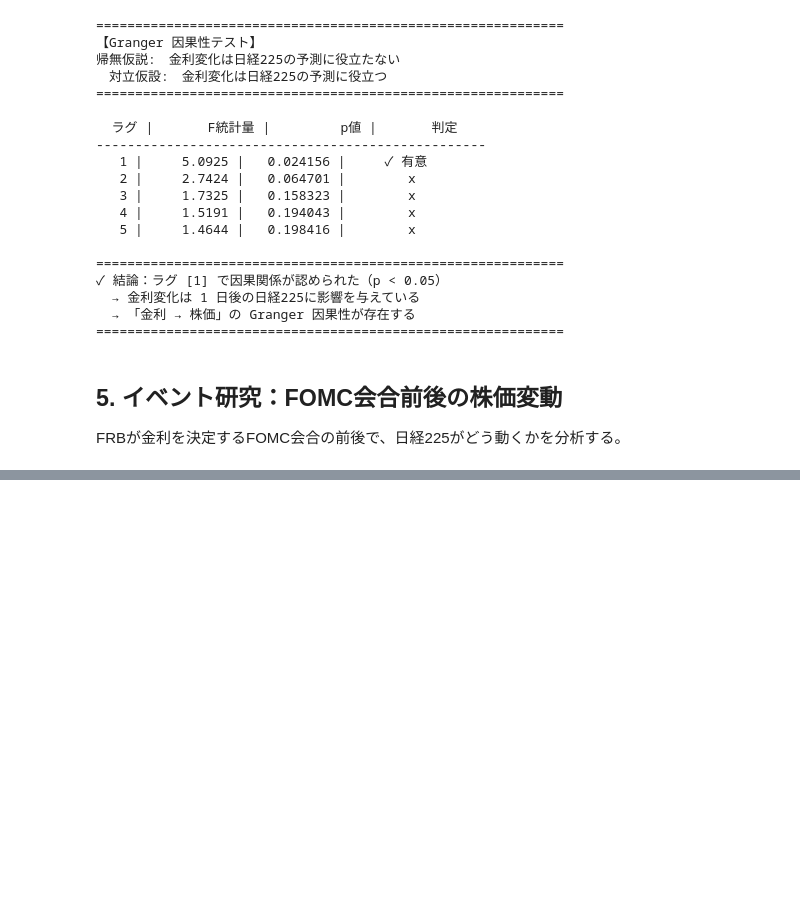
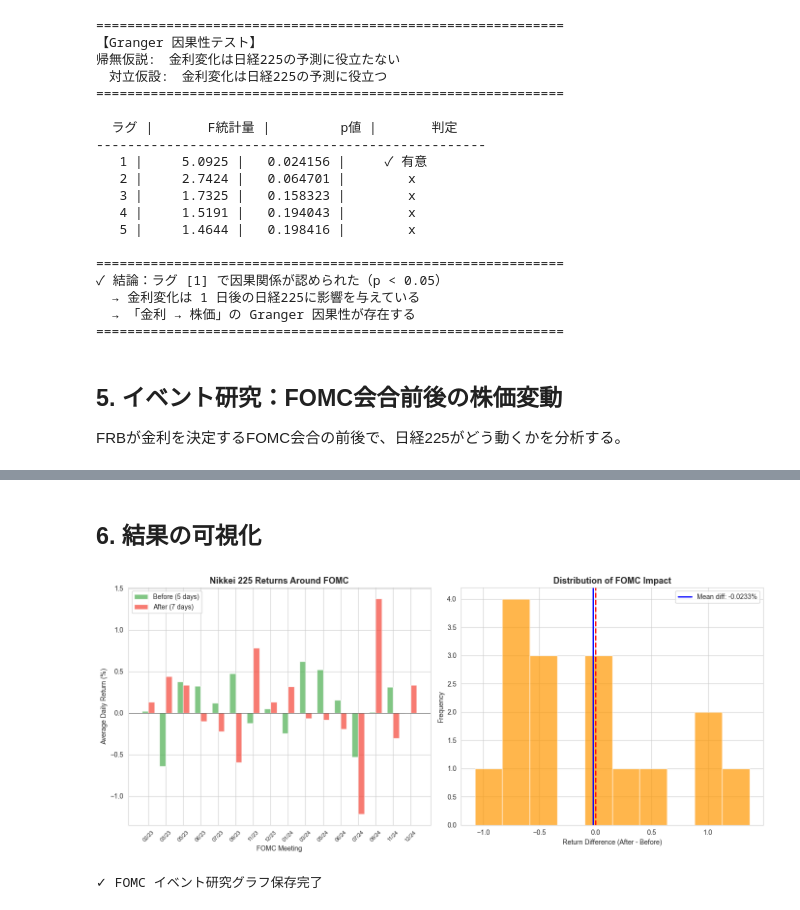
Before and after one commit to dendencode/nikkei225-analysis, a Jupyter notebook: notebooks/3_causal_inference.ipynb, the cells around one changed output, grey strips where cells are left out. Cells and saved outputs as stored; diff of their text form; code cells hidden in the pictures; blank space fills up the shorter version.

```diff
--- a/notebooks/3_causal_inference.ipynb
+++ b/notebooks/3_causal_inference.ipynb
@@ -272,7 +272,7 @@ for date_str in fomc_dates:
         after_return = df_clean['nikkei_return'].iloc[idx:idx +window_after].mean()
 
         event_results.append({
-            'fomc_date': date_str;
+            'fomc_date': date_str,
             'before_avg_return': before_return,
             'after_avg_return': after_return,
             'difference': after_return -before_return
@@ -302,0 +314,39 @@ else:
+# %% [markdown]
+## 6. 結果の可視化
+# %%
+#FOMC前後のリターン比較グラフ
+fig, axes = plt.subplots(1,2, figsize=(14, 6))
+
+#左:FOMC前後の平均リターン比較
+x = range(len(event_df))
+width = 0.35
+axes[0].bar([i - width/2 for i in x], event_df['before_avg_return'], width,
+            label=f'Before ({window_before} days)', color='#4CAF50', alpha=0.7)
+axes[0].bar([i + width/2 for i in x], event_df['after_avg_return'], width,
+            label=f'After ({window_after} days)', color='#F44336', alpha=0.7)
+axes[0].axhline(y=0, color='black', linestyle='-', linewidth=0.5)
+axes[0].set_xlabel('FOMC Meeting')
+axes[0].set_ylabel('Average Daily Return (%)')
+axes[0].set_title('Nikkei 225 Returns Around FOMC', fontsize=13, fontweight='bold')
+axes[0].legend()
+axes[0].set_xticks(x)
+axes[0].set_xticklabels([d[5:7] + '/' + d[2:4] for d in event_df['fomc_date']], rotation=45, fontsize=8)
+
+# 右：前後の差の分布
+axes[1].hist(event_df['difference'], bins=10, color='#FF9800', alpha=0.7, edgecolor='white')
+axes[1].axvline(x=0, color='red', linestyle='--', linewidth=2)
+axes[1].axvline(x=event_df['difference'].mean(), color='blue', linestyle='-', linewidth=2,
+                label=f'Mean diff: {event_df["difference"].mean():.4f}%')
+axes[1].set_xlabel('Return Difference (After - Before)')
+axes[1].set_ylabel('Frequency')
+axes[1].set_title('Distribution of FOMC Impact', fontsize=13, fontweight='bold')
+axes[1].legend()
+
+plt.tight_layout()
+plt.savefig('fomc_event_study.png', dpi=150, bbox_inches='tight')
+plt.show()
+
+print("✓ FOMC イベント研究グラフ保存完了")
+# %% [output]
+[figure, added]
+✓ FOMC イベント研究グラフ保存完了
```
Also changed, not shown: parts of 2 cells of this notebook, 3 other files.
